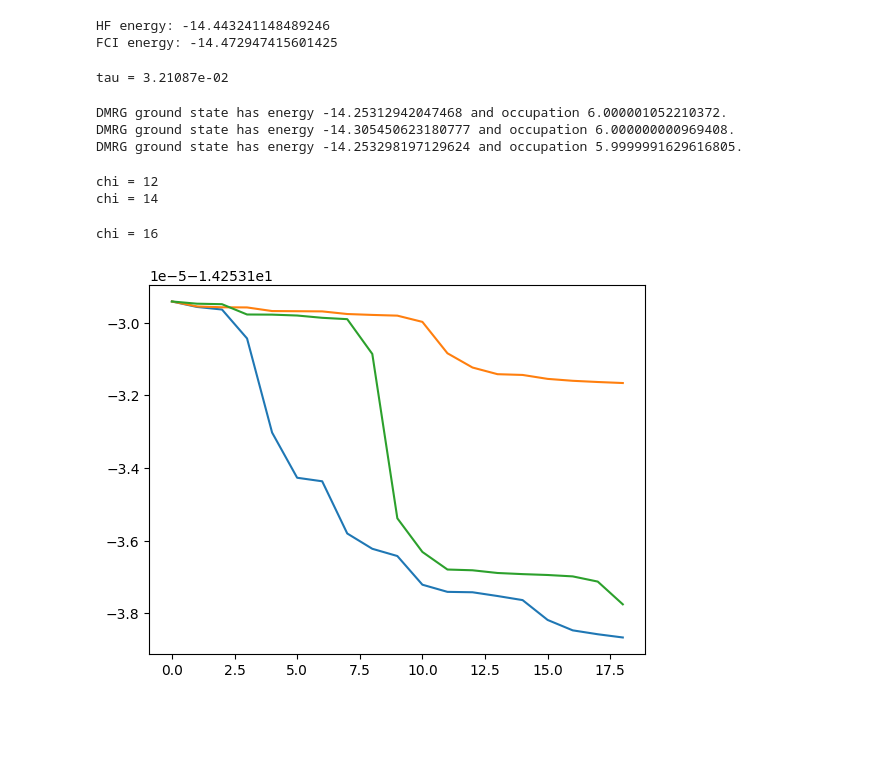
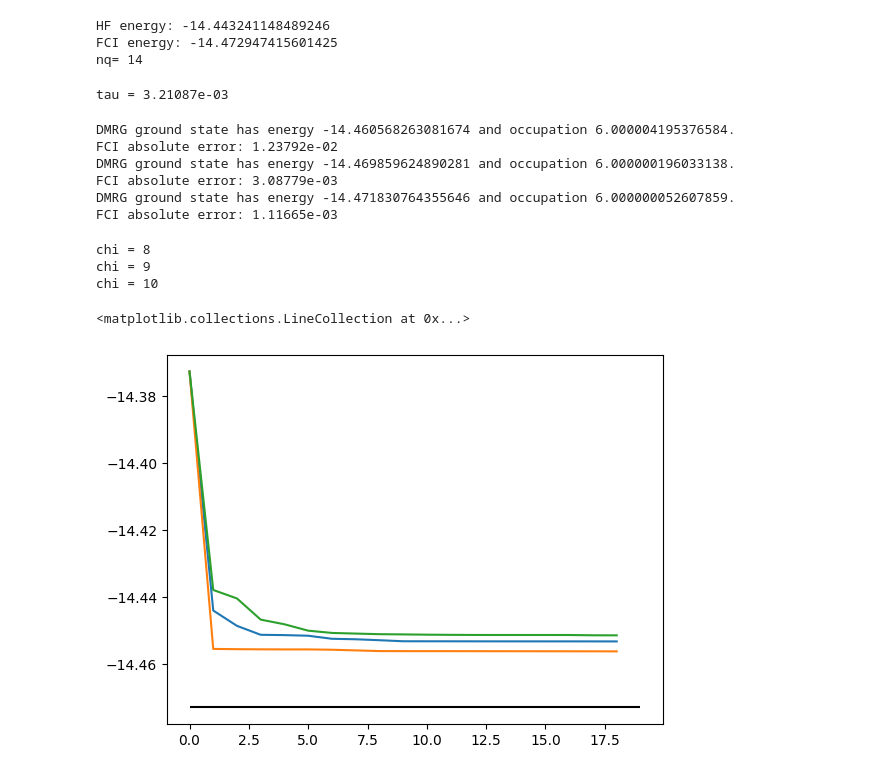
Before and after one commit to bdalfavero/RealTimeKrylov, a Jupyter notebook: beh2_quimb.ipynb, the cells around one changed output. Cells and saved outputs as stored; diff of their text form; code cells hidden in the pictures; blank space fills up the shorter version.

```diff
--- a/beh2_quimb.ipynb
+++ b/beh2_quimb.ipynb
@@ -19,8 +20,8 @@ basis = "sto-3g"
 n_elec = 6
 geometry = of.chem.geometry_from_pubchem(molec)
 multiplicity = 1
-dmrg_max_bond = [12, 14, 16]
-tebd_max_bond = deepcopy(dmrg_max_bond)
+dmrg_max_bond = [4, 6, 8]
+tebd_max_bond = [8, 9, 10]
 mpo_max_bond = 500
 steps = 10
 eps = 1e-12
@@ -38,36 +39,44 @@ hamiltonian_qubop = of.transforms.jordan_wigner(hamiltonian)
 hamiltonian_psum = of.transforms.qubit_operator_to_pauli_sum(hamiltonian_qubop)
 ham_sparse = of.linalg.get_sparse_operator(hamiltonian_qubop)
 qs = hamiltonian_psum.qubits
+print("nq=", len(qs))
 hamiltonian_mpo = pauli_sum_to_mpo(hamiltonian_psum, qs, mpo_max_bond)
 # %% [output]
 HF energy: -14.443241148489246
 FCI energy: -14.472947415601425
+nq= 14
 # %%
 ham_norm = norm(ham_sparse)
-tau = 10. * np.pi / ham_norm
+tau = np.pi / ham_norm
 print(f"tau = {tau:4.5e}")
 # %% [output]
-tau = 3.21087e-02
+tau = 3.21087e-03
 # %%
 # Run DMRG
 ground_states = []
 dmrg_energies = []
 for i, chi_dmrg in enumerate(dmrg_max_bond):
-    ground_state, energy, number = get_drmg_ground_state(hamiltonian_mpo, n_elec, chi_dmrg)
+    ground_state, energy, number = get_drmg_ground_state(hamiltonian_mpo, n_elec, chi_dmrg, alpha=1e-8)
     ground_states.append(ground_state.copy())
     dmrg_energies.append(energy)
     print(f"DMRG ground state has energy {energy} and occupation {number}.")
+    fci_err = abs(molecule.fci_energy - energy)
+    print(f"FCI absolute error: {fci_err:4.5e}")
 # %% [output]
-DMRG ground state has energy -14.25312942047468 and occupation 6.000001052210372.
-DMRG ground state has energy -14.305450623180777 and occupation 6.000000000969408.
-DMRG ground state has energy -14.253298197129624 and occupation 5.9999991629616805.
+DMRG ground state has energy -14.460568263081674 and occupation 6.000004195376584.
+FCI absolute error: 1.23792e-02
+DMRG ground state has energy -14.469859624890281 and occupation 6.000000196033138.
+FCI absolute error: 3.08779e-03
+DMRG ground state has energy -14.471830764355646 and occupation 6.000000052607859.
+FCI absolute error: 1.11665e-03
 # %%
 ev_circuit = trotter_circuit_from_psum(hamiltonian_psum, tau, steps)
 ev_circuit_transpiled = qiskit.transpile(ev_circuit, basis_gates=["u3", "cx"])
 
 krylov_energies = np.zeros((len(tebd_max_bond), d-1), dtype=float)
 krylov_num_kept = np.zeros((len(tebd_max_bond), d-1), dtype=float)
-ref_state = ground_states[0].copy()
+rand_state = MPS_rand_state(len(ground_states[0].tensors), 5)
+ref_state = ground_states[0].copy() + 1e-1 * rand_state
 for i, chi_tebd in enumerate(tebd_max_bond):
     print(f"chi = {chi_tebd}")
     states = get_evolved_states(ev_circuit_transpiled, ref_state, d, chi_tebd, None)
@@ -76,12 +85,15 @@ for i, chi_tebd in enumerate(tebd_max_bond):
     krylov_energies[i, :] = deepcopy(energies)
     krylov_num_kept[i, :] = deepcopy(num_kept)
 # %% [output]
-chi = 12
-chi = 14
+chi = 8
+chi = 9
+chi = 10
-chi = 16
 # %%
 fig, ax = plt.subplots()
 for i, chi_tebd in enumerate(tebd_max_bond):
     ax.plot(krylov_energies[i, :], label=f"TEBD chi = {chi_tebd}")
+ax.hlines(molecule.fci_energy, 0., len(krylov_energies[0, :]), color='k')
+#ax.plot(energies_u)
 # %% [output]
+<matplotlib.collections.LineCollection at 0x...>
-[figure, old version]
+[figure, new version]
```
Also changed, not shown: parts of 3 cells of this notebook.
